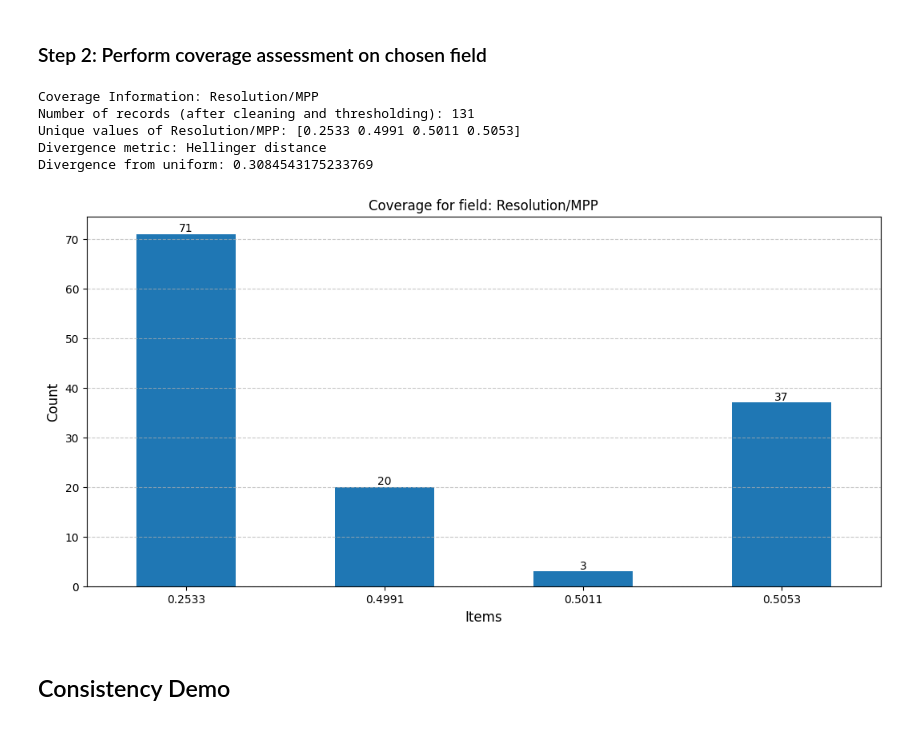
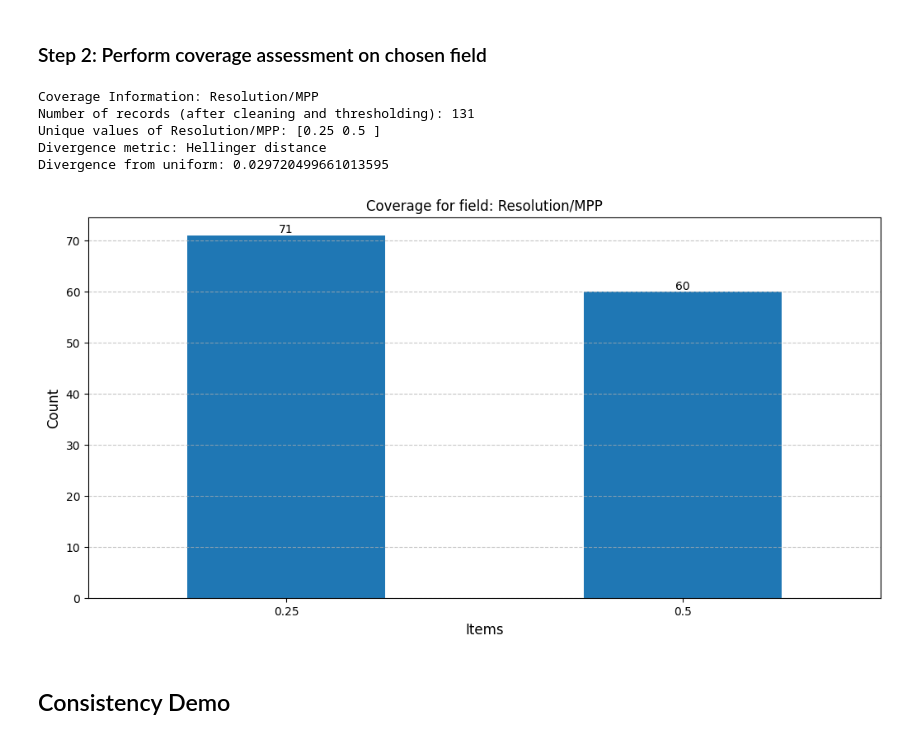
Before and after one commit to DIDSR/DataCard-Metadata, a Jupyter notebook: DCard3C_demo.ipynb, the cells around one changed output. Saved outputs shown, nothing was run; the diff lists cells and outputs as text; code cells hidden in the pictures.

```diff
--- a/DCard3C_demo.ipynb
+++ b/DCard3C_demo.ipynb
@@ -245,37 +245,39 @@ The coverage_params dictionary consists of the required parameters for the cover
     - target_field : The metadata field for which coverage will be computed
     - field_values : All possible values for the target field. If set to None, field_values will be generated from the unique values of the target_field in the metadata.
     - dtype (Optional): 'str' for string or 'int' for integer type. If set to int, a simple regex will be used to extract integer values if there are other characters present.
+    - value_buckets (Optional): For numeric variables, a list of buckets to group values into before computing coverage
     - metric: 'KLD' for Kullback–Leibler divergence or 'HD' for Hellinger distance
     - fill_na (Optional): Fill NA values in target field with a specific value. Set to 'None' to drop all NA values for coverage assessment.
     - thresholds (Optional): For numeric variables, only compute coverage within a specified range of values. Eg: [10, 80]
     - bin_count (Optional): For numeric variables, number of bins to generate a histogram plot
 """
 
 coverage_params = {
     'target_field': target_field,
     'field_values': None,
     'dtype': 'str',
     'metric': 'HD',
+    'value_buckets': None,
     'fill_na': None,
     'thresholds':None,
     'bin_count': None,
 }
 
 print(f"\n\nCoverage Information: {coverage_params['target_field']}")
 
 if metadata_df_2 is not None and available_header_map_2:
     f = coverage_check(metadata_df, required_fields, available_header_map, metadata_df_2, available_header_map_2,
                        coverage_params=coverage_params, visualize=True,savefig=False)
 else:
     f = coverage_check(metadata_df, required_fields, available_header_map,  None, None,
                        coverage_params=coverage_params,visualize=True,savefig=False)
 # %% [output]
 Coverage Information: Resolution/MPP
 Number of records (after cleaning and thresholding): 131
-Unique values of Resolution/MPP: [0.2533 0.4991 0.5011 0.5053]
+Unique values of Resolution/MPP: [0.25 0.5 ]
 Divergence metric: Hellinger distance
-Divergence from uniform: 0.3084543175233769
+Divergence from uniform: 0.029720499661013595
-[figure, old version]
+[figure, new version]
 # %% [markdown]
 <a id="consistency-demo"></a>
 ## Consistency Demo
```
Also changed, not shown: 1 other file.
